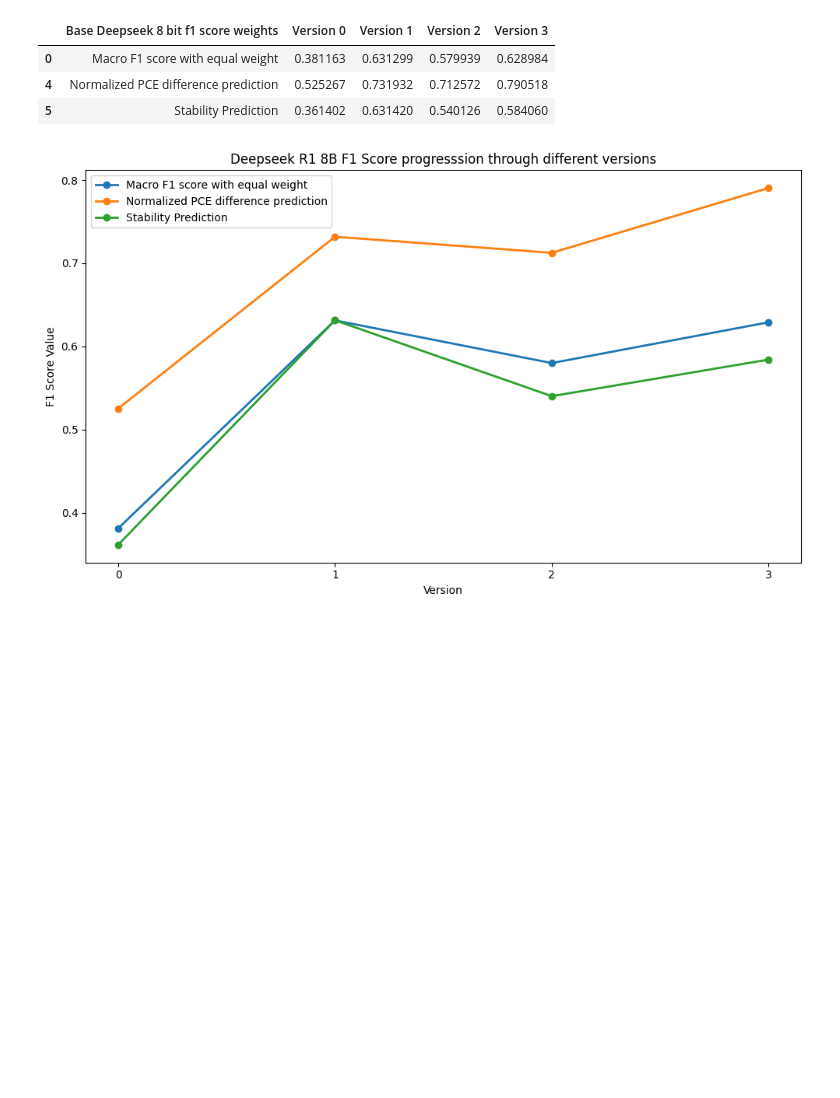
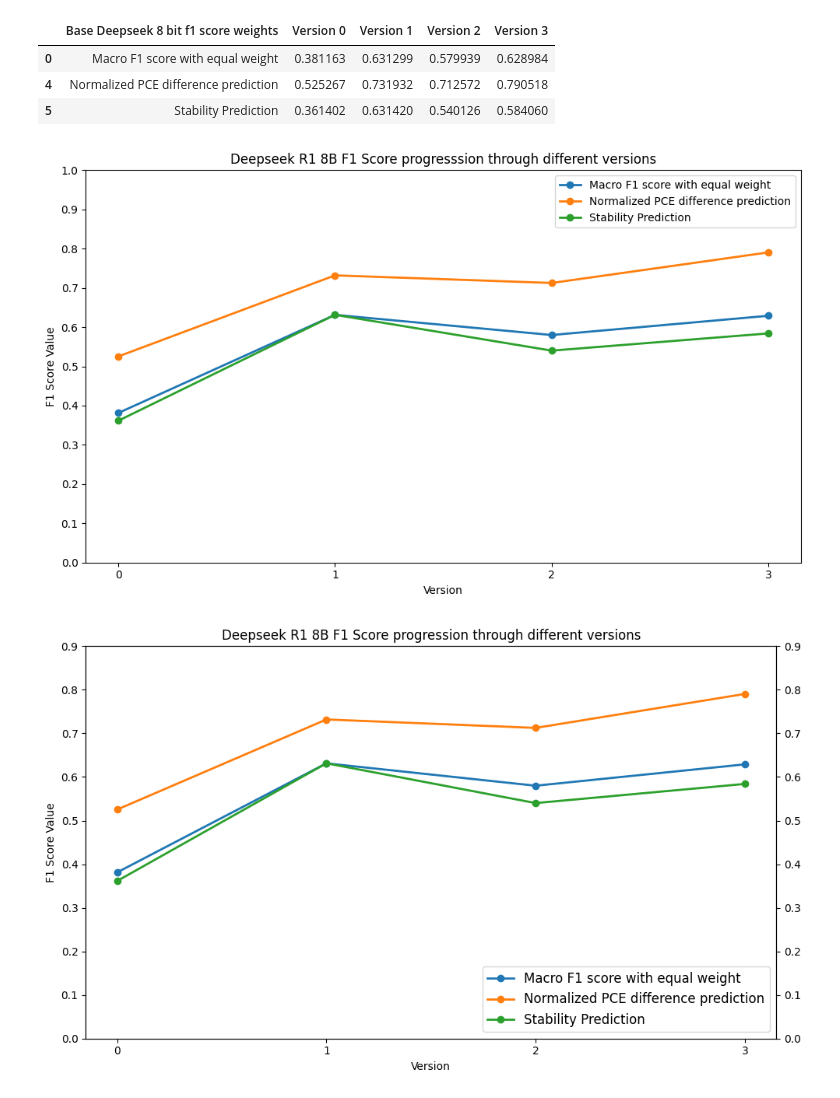
Before and after one commit to kanggunh/DSC180_B11_Q2, a Jupyter notebook: figures_visualization/evaluation.ipynb, the cells around one changed output. Cells and saved outputs as stored; diff of their text form; code cells hidden in the pictures; blank space fills up the shorter version.

```diff
--- a/figures_visualization/evaluation.ipynb
+++ b/figures_visualization/evaluation.ipynb
@@ -424,15 +447,65 @@ fig, ax = plt.subplots(figsize=(10, 6))
 for idx, (label, value) in enumerate(zip(labels, values)):
     ax.plot(versions, value, label=label, marker='o', linestyle='-', linewidth=2)
 
+# Set y-axis range from 0 to 0.7 with increments of 0.1
+ax.set_ylim(0, 0.1)
+ax.set_yticks(np.arange(0, 1.05, 0.1))
+
+
 # Customize the chart
 plt.title("Deepseek R1 8B F1 Score progresssion through different versions")
 plt.xlabel("Version")
 plt.ylabel("F1 Score Value")
 plt.xticks(versions)
-plt.legend()
+plt.legend(loc='upper right')
 
 # Display the plot
 plt.tight_layout()
 plt.show()
 # %% [output]
-[figure, old version]
+[figure, new version]
+# %%
+import matplotlib.pyplot as plt
+import numpy as np
+
+# Extract rows and columns for plotting
+labels = [row for row in line_chart_data["Base Deepseek 8 bit f1 score weights"]]
+values = [line_chart_number.iloc[i] for i in range(line_chart_number.shape[0])]
+
+# X-axis (version)
+versions = [0, 1, 2, 3]
+
+# Plotting the overlapping line chart with unique colors for each row
+fig, ax = plt.subplots(figsize=(10, 6))
+
+# Plot each row with a different color
+for idx, (label, value) in enumerate(zip(labels, values)):
+    ax.plot(versions, value, label=label, marker='o', linestyle='-', linewidth=2)
+
+# Set y-axis range from 0 to 0.7 with increments of 0.1
+ax.set_ylim(0, 0.9)
+ax.set_yticks(np.arange(0, 0.95, 0.1))
+ax.set_ylabel("F1 Score Value")
+
+# Create a secondary y-axis (right-side mirror)
+ax2 = ax.twinx()
+ax2.set_ylim(0, 0.9)  # Match primary y-axis range
+ax2.set_yticks(np.arange(0, 0.95, 0.1))  # Match primary y-axis ticks
+# ax2.set_ylabel("F1 Score Value")  # Label for right y-axis
+ax2.yaxis.set_label_position('right')  # Move label to the right
+ax2.yaxis.tick_right()  # Ensure ticks appear on the right
+
+# Customize the chart
+plt.title("Deepseek R1 8B F1 Score progression through different versions")
+ax.set_xlabel("Version")
+plt.xticks(versions)
+
+# Retrieve handles and labels from the primary axis and add the legend
+handles, legend_labels = ax.get_legend_handles_labels()
+ax.legend(handles, legend_labels, loc='lower right', fontsize="large")
+
+# Display the plot
+plt.tight_layout()
+plt.show()
+# %% [output]
+[figure, added]
```
Also changed, not shown: parts of 2 cells of this notebook, 1 other file.
